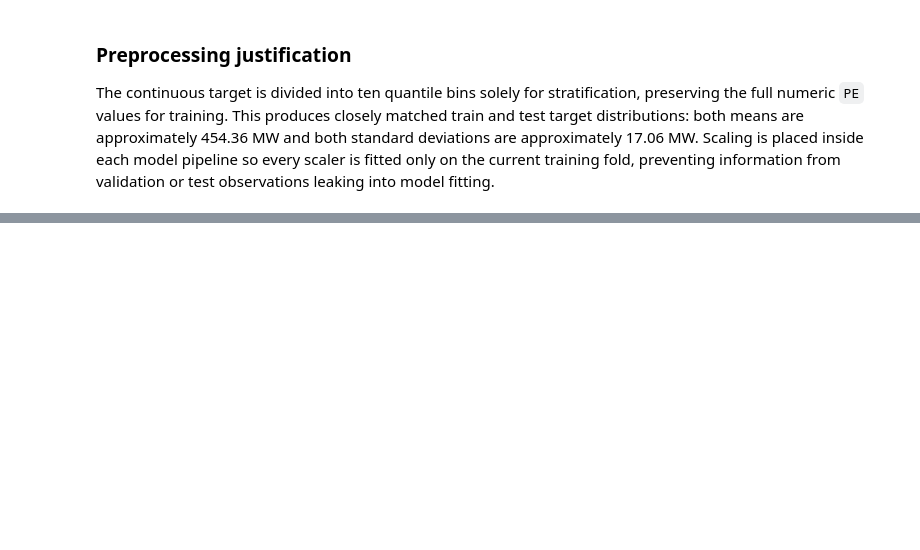
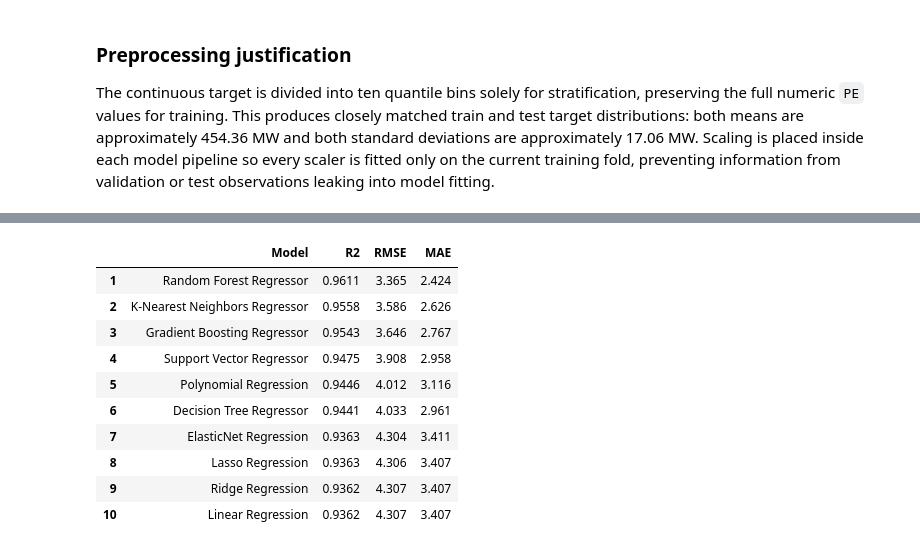
Before and after one commit to arhamgarg/ml-capstone, a Jupyter notebook: notebooks/regression.ipynb, the cells around one changed output, grey strips where cells are left out. Cells and saved outputs as stored; diff of their text form; code cells hidden in the pictures; blank space fills up the shorter version.

```diff
--- a/notebooks/regression.ipynb
+++ b/notebooks/regression.ipynb
@@ -216,0 +321,18 @@ The continuous target is divided into ten quantile bins solely for stratificatio
+# %%
+default_models = {
+    "Random Forest Regressor": RandomForestRegressor(random_state=RANDOM_STATE, n_jobs=-1),
+    "Support Vector Regressor": Pipeline([("scale", RobustScaler()), ("model", SVR())]),
+}
+tuning_gain_rows = []
+for name, default_model in default_models.items():
+    default_model.fit(X_train, y_train)
+    default_r2 = r2_score(y_test, default_model.predict(X_test))
+    tuned_r2 = r2_score(y_test, fitted_models[name].predict(X_test))
+    tuning_gain_rows.append({
+        "Model": name,
+        "Default test R2": default_r2,
+        "Tuned test R2": tuned_r2,
+        "R2 improvement": tuned_r2 - default_r2,
+    })
+tuning_gain = pd.DataFrame(tuning_gain_rows)
+display(tuning_gain.round(4))
@@ -216,0 +347,29 @@ The continuous target is divided into ten quantile bins solely for stratificatio
+# %%
+prediction_by_model = {}
+metric_rows = []
+
+for name, model in fitted_models.items():
+    predictions = model.predict(X_test)
+    prediction_by_model[name] = predictions
+    metric_rows.append({
+        "Model": name,
+        "R2": r2_score(y_test, predictions),
+        "RMSE": root_mean_squared_error(y_test, predictions),
+        "MAE": mean_absolute_error(y_test, predictions),
+    })
+
+results = pd.DataFrame(metric_rows).sort_values("R2", ascending=False).reset_index(drop=True)
+results.index = results.index + 1
+display(results.round({"R2": 4, "RMSE": 3, "MAE": 3}))
+# %% [output]
+|  | Model | R2 | RMSE | MAE |
+| 1 | Random Forest Regressor | 0.9611 | 3.365 | 2.424 |
+| 2 | K-Nearest Neighbors Regressor | 0.9558 | 3.586 | 2.626 |
+| 3 | Gradient Boosting Regressor | 0.9543 | 3.646 | 2.767 |
+| 4 | Support Vector Regressor | 0.9475 | 3.908 | 2.958 |
+| 5 | Polynomial Regression | 0.9446 | 4.012 | 3.116 |
+| 6 | Decision Tree Regressor | 0.9441 | 4.033 | 2.961 |
+| 7 | ElasticNet Regression | 0.9363 | 4.304 | 3.411 |
+| 8 | Lasso Regression | 0.9363 | 4.306 | 3.407 |
+| 9 | Ridge Regression | 0.9362 | 4.307 | 3.407 |
+| 10 | Linear Regression | 0.9362 | 4.307 | 3.407 |
```
Also changed, not shown: parts of 18 cells of this notebook.
